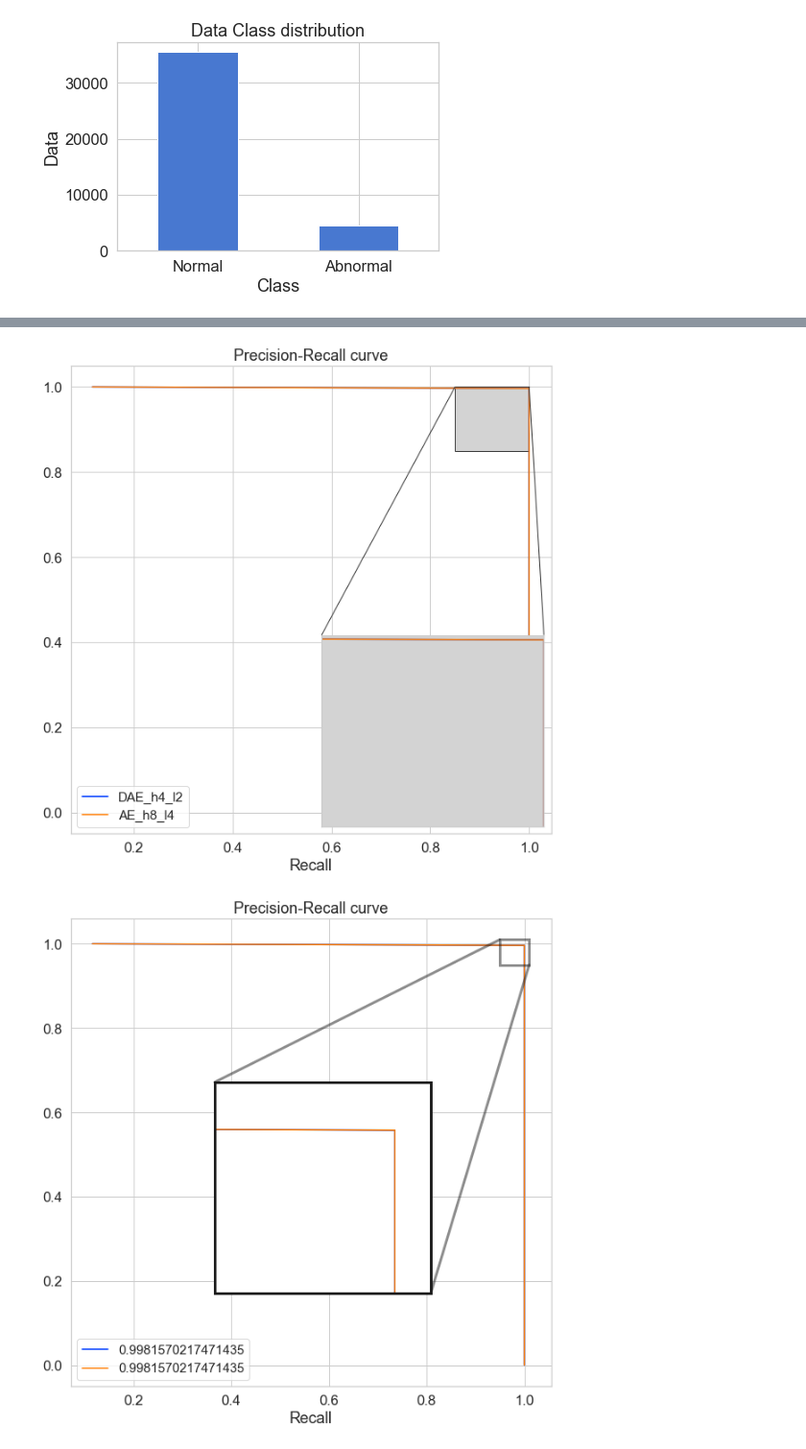
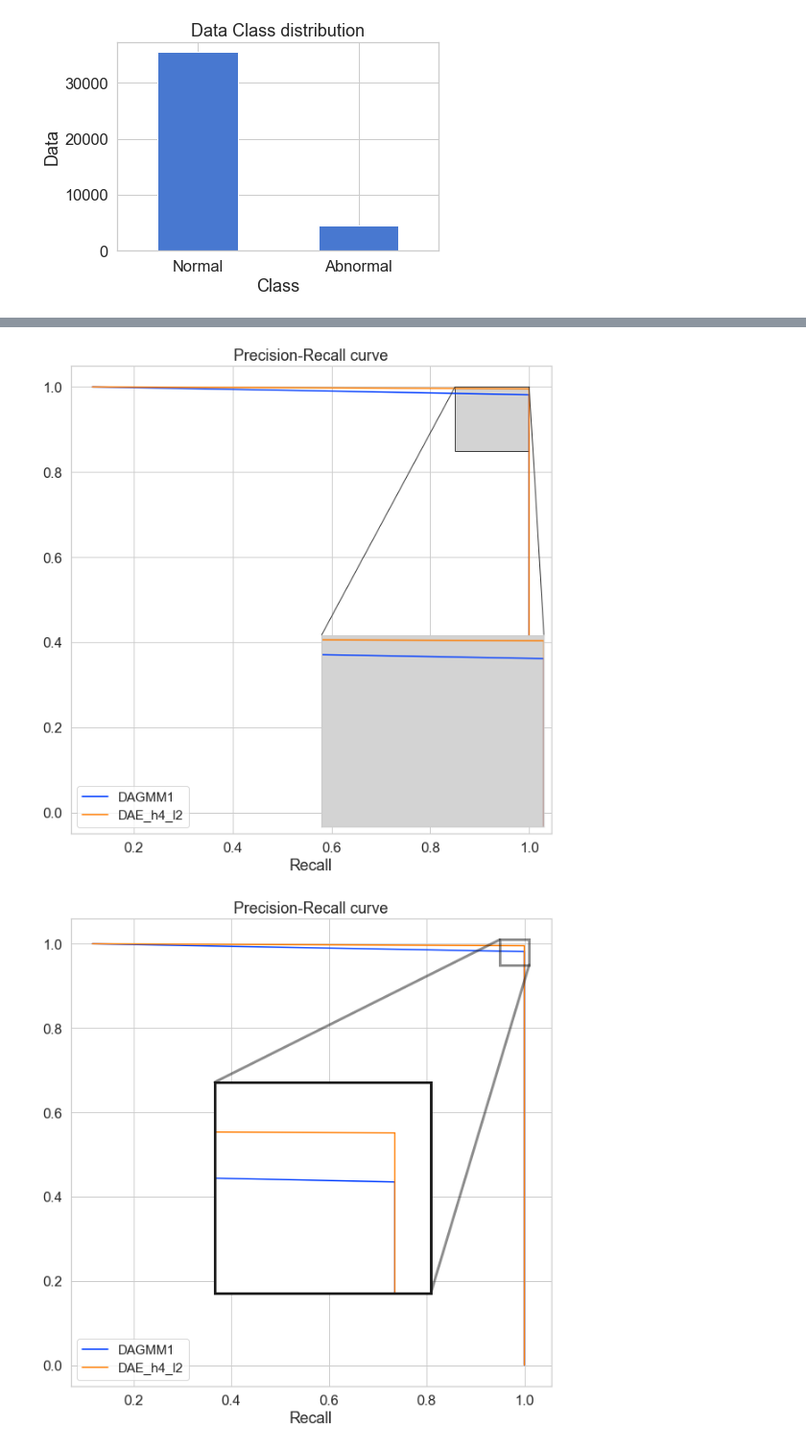
Before and after one commit to 98uranus/Autoencoder, a Jupyter notebook: Performance_graph.ipynb, the cells around one changed output, grey strips where cells are left out. Shown at 96% size. Drawn from its saved outputs; the diff is of its cells as text; code cells hidden in the pictures.

```diff
--- a/Performance_graph.ipynb
+++ b/Performance_graph.ipynb
@@ -376,14 +356,12 @@ df2 = load_models2(Model_Name, AE_models, AE_Name)
 # %%
-Model_Name1 = ["DAE_h4_l2","AE_h8_l4"]
-Model_Name2 = ["DAE_h4_l2","AE_h8_l4"]
+Model_Name1 = ["DAGMM1"]
+Model_Name2 = ["DAE_h4_l2"]
 
 fig, ax = plt.subplots(figsize=[10, 10])
 sns.set_palette("bright")
 
-# ax.plot(df1["DAGMM1"][0][rate[5]][1]['precision'], df1["DAGMM1"][0][rate[5]][1]['recall'], label='DAGMM1')
-# ax.plot(df1["DAGMM2"][0][rate[5]][1]['precision'], df1["DAGMM2"][0][rate[5]][1]['recall'], label='DAGMM2')
 for i in Model_Name1:
-    ax.plot(df1[i][0][rate[5]][1]['precision'], df1[i][0][rate[5]][1]['recall'], label=i)
+    ax.plot(df1[i][0][rate[7]][1]['precision'], df1[i][0][rate[7]][1]['recall'], label=i)
 for i in Model_Name2:
     ax.plot(df2[i][1]['precision'], df2[i][1]['recall'], label=i)
 ax.set_xlabel("Precision")
@@ -395,10 +373,8 @@ ax.legend(loc='lower left', prop={'size': 15})
 axins = zoomed_inset_axes(ax, 3, loc='lower right', axes_kwargs={"facecolor" : "lightgray"})
 
 # plot
-# axins.plot(df1["DAGMM1"][0][rate[5]][1]['precision'], df1["DAGMM1"][0][rate[5]][1]['recall'], label='DAGMM1')
-# axins.plot(df1["DAGMM2"][0][rate[5]][1]['precision'], df1["DAGMM2"][0][rate[5]][1]['recall'], label='DAGMM2')
 for i in Model_Name1:
-    axins.plot(df1[i][0][rate[5]][1]['precision'], df1[i][0][rate[5]][1]['recall'], label=i)
+    axins.plot(df1[i][0][rate[7]][1]['precision'], df1[i][0][rate[7]][1]['recall'], label=i)
 for i in Model_Name2:
     axins.plot(df2[i][1]['precision'], df2[i][1]['recall'], label=i)
 
@@ -415,20 +391,18 @@ mark_inset(ax, axins, loc1=2, loc2=1, fc="lightgray", ec="0.2")
 
 plt.show()
 # %% [output]
-[figure, old version]
+[figure, new version]
 # %%
-Model_Name1 = ["DAE_h4_l2","AE_h8_l4"]
-Model_Name2 = ["DAE_h4_l2","AE_h8_l4"]
+Model_Name1 = ["DAGMM1"]
+Model_Name2 = ["DAE_h4_l2"]
 
 fig, ax = plt.subplots(figsize=[10, 10])
 sns.set_palette("bright")
 
-# ax.plot(df1["DAGMM1"][0][rate[5]][1]['precision'], df1["DAGMM1"][0][rate[5]][1]['recall'], label='DAGMM1')
-# ax.plot(df1["DAGMM2"][0][rate[5]][1]['precision'], df1["DAGMM2"][0][rate[5]][1]['recall'], label='DAGMM2')
 for i in Model_Name1:
-    ax.plot(df1[i][0][rate[5]][1]['precision'], df1[i][0][rate[5]][1]['recall'], label=i)
-for i in Model_Name2:
-    ax.plot(df2[i][1]['precision'], df2[i][1]['recall'], label=i)
+    ax.plot(df1[i][0][rate[7]][1]['precision'], df1[i][0][rate[7]][1]['recall'], label=i)
+for j in Model_Name2:
+    ax.plot(df2[j][1]['precision'], df2[j][1]['recall'], label=j)
 ax.set_xlabel("Precision")
 ax.set_xlabel("Recall")
 ax.set_title("Precision-Recall curve")
@@ -437,37 +411,35 @@ ax.legend(loc='lower left', prop={'size': 15})
 axins = ax.inset_axes([0.3, 0.2, 0.45, 0.45])
 
 # plot
-# axins.plot(df1["DAGMM1"][0][rate[5]][1]['precision'], df1["DAGMM1"][0][rate[5]][1]['recall'], label='DAGMM1')
-# axins.plot(df1["DAGMM2"][0][rate[5]][1]['precision'], df1["DAGMM2"][0][rate[5]][1]['recall'], label='DAGMM2')
 for i in Model_Name1:
-    axins.plot(df1[i][0][rate[5]][1]['precision'], df1[i][0][rate[5]][1]['recall'], label=i)
-for i in Model_Name2:
-    axins.plot(df2[i][1]['precision'], df2[i][1]['recall'], label=i)
+    axins.plot(df1[i][0][rate[7]][1]['precision'], df1[i][0][rate[7]][1]['recall'], label=i)
+for j in Model_Name2:
+    axins.plot(df2[j][1]['precision'], df2[j][1]['recall'], label=j)
 
 x1, x2, y1, y2 = 0.95, 1.01, 0.95, 1.01
 axins.set_xlim(x1, x2)
 axins.set_ylim(y1, y2)
 
 for axis in ['top', 'bottom', 'left', 'right']:
     axins.spines[axis].set_linewidth(3)
     axins.spines[axis].set_color('k')
 
 axins.set_xticks([])
 axins.set_yticks([])
 axins.grid()
 
 # indicator = ax.indicate_inset_zoom(axins, edgecolor="black", linewidth = 3)
 indicator = ax.indicate_inset_zoom(axins)
 indicator[0].set_linewidth(3)
 indicator[0].set_edgecolor('k')
 # indicator[0].set_color('k')
 
 indicator[1][0].set_linewidth(3)
 indicator[1][1].set_linewidth(3)
 indicator[1][2].set_linewidth(3)
 indicator[1][3].set_linewidth(3)
 
 indicator[1][1].set_color('k')
 indicator[1][2].set_color('k')
 # %% [output]
-[figure, old version]
+[figure, new version]
```
Also changed, not shown: parts of 5 cells of this notebook.
